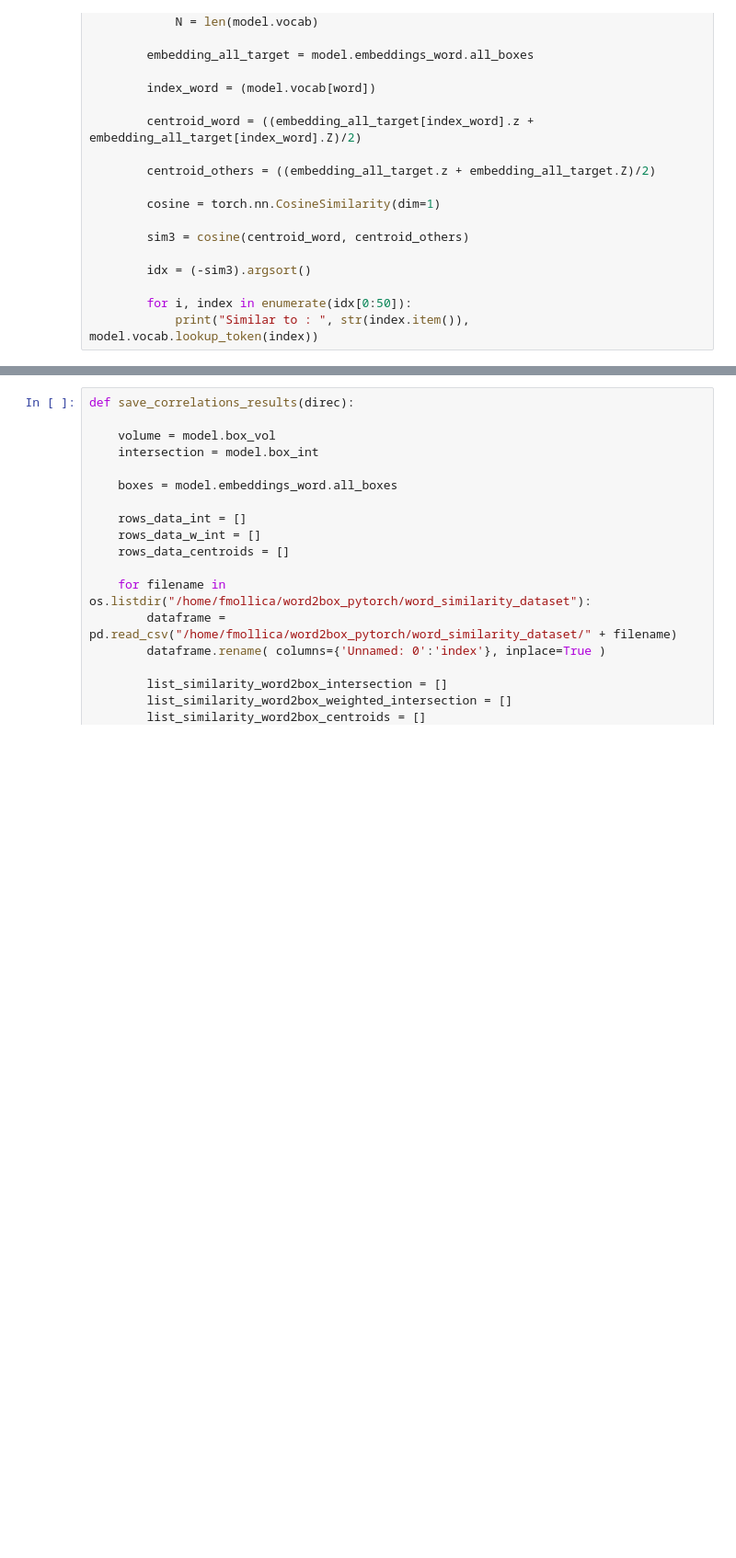
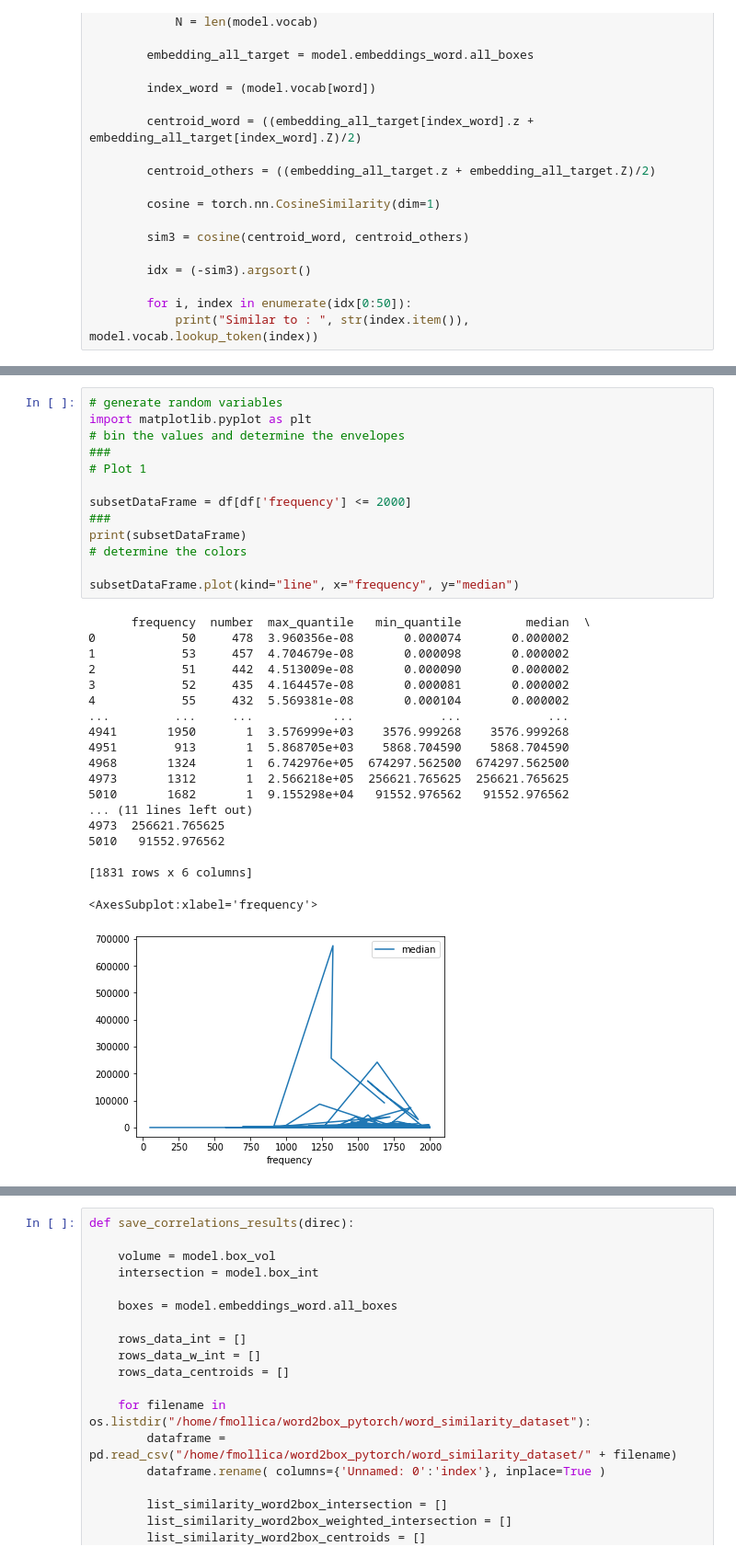
Before and after one commit to francesco-mollica/word2box_pytorch, a Jupyter notebook: notebooks/toy.ipynb, the cells around one changed output, grey strips where cells are left out. Shown at 92% size. Drawn from its saved outputs; the diff is of its cells as text; blank space fills up the shorter version.

```diff
--- a/notebooks/toy.ipynb
+++ b/notebooks/toy.ipynb
@@ -112,0 +268,33 @@ Similar to :  7951 systematic
+# %%
+# generate random variables
+import matplotlib.pyplot as plt
+# bin the values and determine the envelopes
+###
+# Plot 1
+
+subsetDataFrame = df[df['frequency'] <= 2000]
+###
+print(subsetDataFrame)
+# determine the colors
+
+subsetDataFrame.plot(kind="line", x="frequency", y="median")
+# %% [output]
+      frequency  number  max_quantile   min_quantile         median  \
+0            50     478  3.960356e-08       0.000074       0.000002
+1            53     457  4.704679e-08       0.000098       0.000002
+2            51     442  4.513009e-08       0.000090       0.000002
+3            52     435  4.164457e-08       0.000081       0.000002
+4            55     432  5.569381e-08       0.000104       0.000002
+...         ...     ...           ...            ...            ...
+4941       1950       1  3.576999e+03    3576.999268    3576.999268
+4951        913       1  5.868705e+03    5868.704590    5868.704590
+4968       1324       1  6.742976e+05  674297.562500  674297.562500
+4973       1312       1  2.566218e+05  256621.765625  256621.765625
+5010       1682       1  9.155298e+04   91552.976562   91552.976562
+... (11 lines left out)
+4973  256621.765625
+5010   91552.976562
+
+[1831 rows x 6 columns]
+<AxesSubplot:xlabel='frequency'>
+[figure, added]
```
Also changed, not shown: parts of 16 cells of this notebook, 18 other files.
